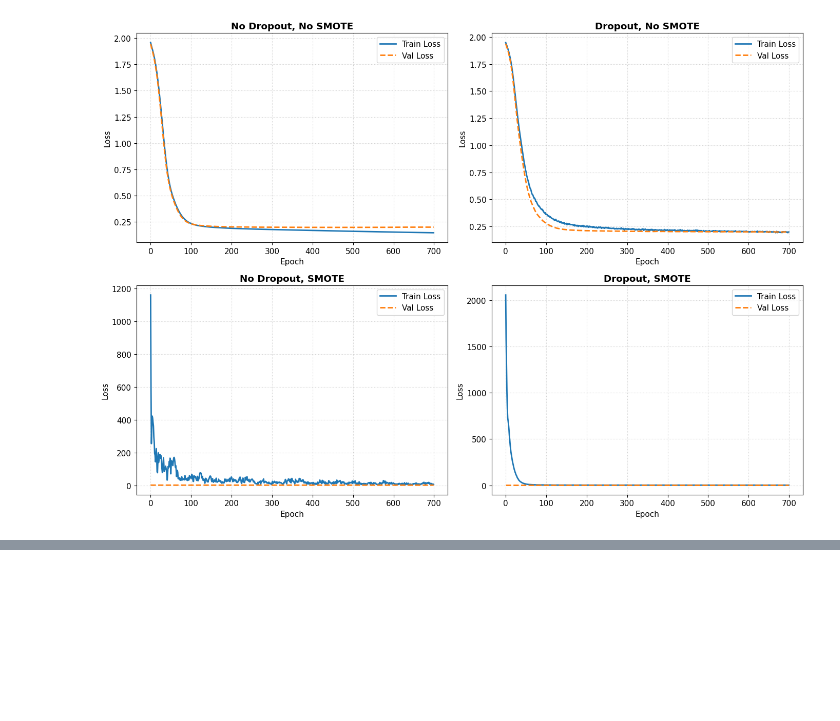
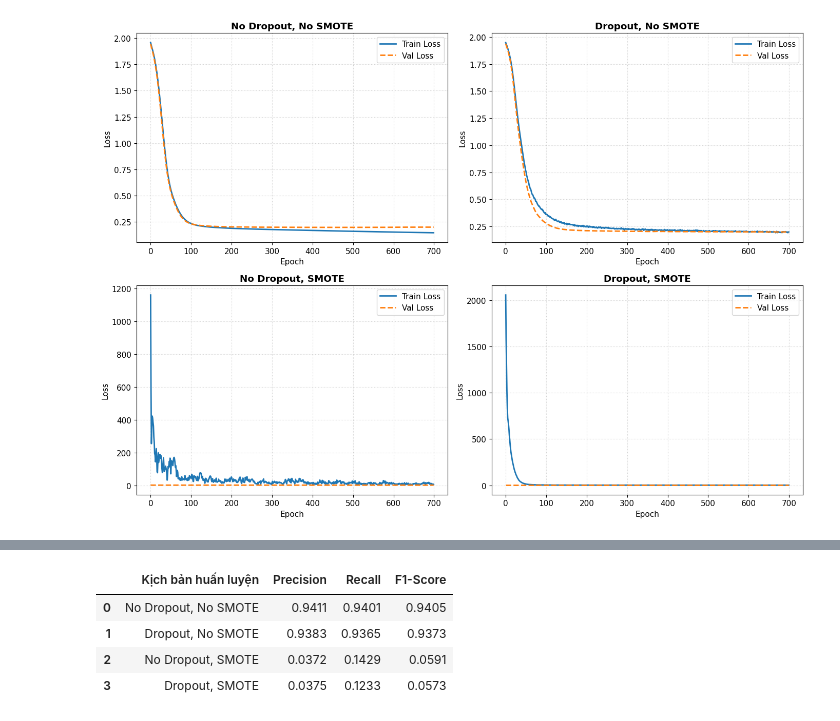
Before and after one commit to thuynguyenhuit/hocsau, a Jupyter notebook: Mô_hình_MLP_Dry_Bean.ipynb, the cells around one changed output, grey strips where cells are left out. Saved outputs shown, nothing was run; the diff lists cells and outputs as text; code cells hidden in the pictures; blank space fills up the shorter version.

```diff
--- a/Mô_hình_MLP_Dry_Bean.ipynb
+++ b/Mô_hình_MLP_Dry_Bean.ipynb
@@ -934,0 +788,82 @@ evaluate_model(
+# %%
+import numpy as np
+import pandas as pd
+import torch
+from sklearn.metrics import f1_score, precision_score, recall_score
+
+# Tạo một danh sách cấu hình để duyệt qua 4 kịch bản cho nhanh
+scenarios = [
+    {
+        "name": "No Dropout, No SMOTE",
+        "model": model_no_dropout,
+        "x_test": X_test_tensor,
+        "y_test": y_test_tensor,
+    },
+    {
+        "name": "Dropout, No SMOTE",
+        "model": model_dropout,
+        "x_test": X_test_tensor,
+        "y_test": y_test_tensor,
+    },
+    {
+        "name": "No Dropout, SMOTE",
+        "model": model_no_dropout_smote,
+        "x_test": X_test_tensor,
+        "y_test": y_test_tensor,
+    },
+    {
+        "name": "Dropout, SMOTE",
+        "model": model_dropout_smote,
+        "x_test": X_test_tensor,
+        "y_test": y_test_tensor,
+    },
+]
+
+# Danh sách chứa kết quả tính toán
+results_list = []
+
+# Duyệt qua từng kịch bản để đánh giá trên tập Test
+for sc in scenarios:
+    model = sc["model"]
+    X_t = sc["x_test"]
+    y_t = sc["y_test"]
+
+    # Đưa mô hình về chế độ đánh giá (Evaluation mode) - Bắt buộc để tắt Dropout khi test
+    model.eval()
+
+    with torch.no_grad():
+        # 1. Dự đoán logits từ mô hình
+        outputs = model(X_t)
+        # 2. Lấy chỉ số có xác suất cao nhất làm nhãn dự đoán (0, 1, 2...)
+        _, preds = torch.max(outputs, 1)
+
+    # Chuyển Tensor sang NumPy array để dùng với scikit-learn
+    y_true = y_t.cpu().numpy()
+    y_pred = preds.cpu().numpy()
+
+    # Tính toán các chỉ số (Sử dụng average='macro' hoặc 'weighted' tùy thuộc vào bài toán đa lớp)
+    # Nếu là bài toán phân loại nhị phân (2 lớp), bạn có thể đổi thành average='binary'
+    avg_method = "macro"
+
+    precision = precision_score(y_true, y_pred, average=avg_method)
+    recall = recall_score(y_true, y_pred, average=avg_method)
+    f1 = f1_score(y_true, y_pred, average=avg_method)
+
+    # Lưu vào danh sách kết quả
+    results_list.append(
+        {
+            "Kịch bản huấn luyện": sc["name"],
+            "Precision": round(precision, 4),
+            "Recall": round(recall, 4),
+            "F1-Score": round(f1, 4),
+        }
+    )
+
+# ========================================================
+# HIỂN THỊ KẾT QUẢ DẠNG BẢNG
+# ========================================================
+df_results = pd.DataFrame(results_list)
+
+print("============== BẢNG SO SÁNH HIỆU NĂNG TRÊN TẬP TEST ==============")
+display(df_results)  # Sử dụng display() để giao diện Jupyter Notebook tự vẽ bảng đẹp
+# %% [output]
@@ -934,0 +871,5 @@ evaluate_model(
+|  | Kịch bản huấn luyện | Precision | Recall | F1-Score |
+| 0 | No Dropout, No SMOTE | 0.9411 | 0.9401 | 0.9405 |
+| 1 | Dropout, No SMOTE | 0.9383 | 0.9365 | 0.9373 |
+| 2 | No Dropout, SMOTE | 0.0372 | 0.1429 | 0.0591 |
+| 3 | Dropout, SMOTE | 0.0375 | 0.1233 | 0.0573 |
```
Also changed, not shown: parts of 16 cells of this notebook.
